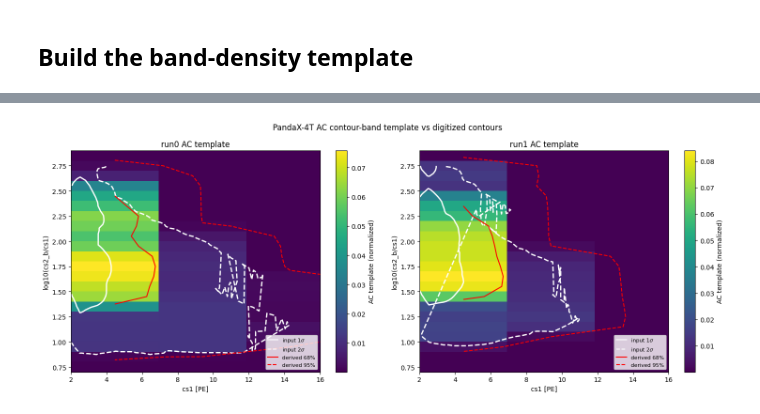
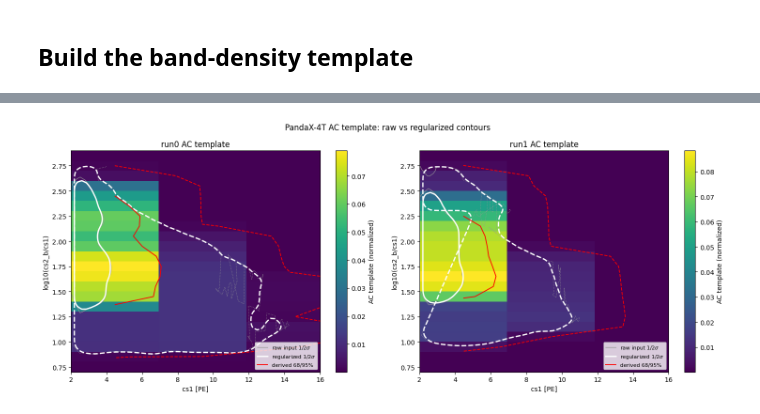
Before and after one commit to mhliu0001/diamx, a Jupyter notebook: notebooks/pandax4t_ac_template.ipynb, the cells around one changed output, grey strips where cells are left out. Drawn from its saved outputs; the diff is of its cells as text; code cells hidden in the pictures.

```diff
--- a/notebooks/pandax4t_ac_template.ipynb
+++ b/notebooks/pandax4t_ac_template.ipynb
@@ -11,6 +11,7 @@ import os
 import numpy as np
 import matplotlib.pyplot as plt
 from matplotlib.path import Path
+from scipy.ndimage import binary_fill_holes, binary_closing, gaussian_filter
 from multihist import Histdd
 import inference_interface
 import diamx
@@ -27,6 +28,10 @@ HIST_NAME = 'cs1-logcs2_s1'
 # enclosed-probability convention for the sigma contours
 P1, P2 = 0.68, 0.95                      # mass inside 1sigma, 2sigma
 SUB = 20                                 # fine sub-sampling per analysis bin
+# regularization (fine-grid cells: cs1 ~0.25 PE, logcs2 ~0.005): bridge the
+# digitization zigzag (binary_closing) then smooth the boundary (gaussian)
+CLOSE = (3, 21)                          # closing structure (cs1, logcs2) cells
+SIG   = (1.2, 10)                        # boundary-smoothing sigma (cs1, logcs2) cells
 
 # AC contours per run: 1sigma lobes (list) and the 2sigma contour
 CONTOURS = {
@@ -62,8 +67,16 @@ def build_ac_template(run):
     fy = np.linspace(Y_EDGES[0], Y_EDGES[-1], nfy + 1);   fy = 0.5 * (fy[:-1] + fy[1:])
     FX, FY = np.meshgrid(fx, fy, indexing='ij')
     cell = (CS1_EDGES[-1] - CS1_EDGES[0]) / nfx * (Y_EDGES[-1] - Y_EDGES[0]) / nfy
-    m1 = inside_mask(c['one'], FX, FY)
-    m2 = inside_mask([c['two']], FX, FY) | m1     # 2sigma must contain 1sigma
+    # regularize each region: bridge zigzag gaps (closing), fill self-intersection
+    # holes, smooth the boundary (gaussian), threshold. Order-agnostic -> robust to
+    # the dirty/self-intersecting/disconnected 2sigma digitizations.
+    def regularize(mask):
+        m = binary_closing(mask, structure=np.ones(CLOSE))
+        return gaussian_filter(binary_fill_holes(m).astype(float), SIG)
+    m1f = regularize(inside_mask(c['one'], FX, FY))
+    m2f = regularize(inside_mask([c['two']], FX, FY))
+    m1 = m1f > 0.5
+    m2 = (m2f > 0.5) | m1                          # 2sigma must contain 1sigma
     band = m2 & ~m1
     tail = ~m2
     A1, Ab, At = m1.sum() * cell, band.sum() * cell, tail.sum() * cell
@@ -82,7 +95,7 @@ def build_ac_template(run):
     out = os.path.join(DATA, f'pandax4t_{run}_ac_template.h5')
     inference_interface.multihist_to_template([mh], out, [HIST_NAME])
     print(f'{run}: areas 1s={A1:.2f} band={Ab:.2f} tail={At:.0f}; wrote {os.path.basename(out)}')
-    return hist, (m1, m2)
+    return dict(hist=hist, m1f=m1f, m2f=m2f, fx=fx, fy=fy)
 
 res = {run: build_ac_template(run) for run in ('run0', 'run1')}
 # %% [output]
@@ -94,25 +107,34 @@ The coarse-binned template is shown with the digitized input contours overlaid,
 # %%
+from matplotlib.lines import Line2D
 def enclosed_level(hist, frac):
     s = np.sort(hist.ravel())[::-1]; csum = np.cumsum(s) / s.sum()
     return s[np.searchsorted(csum, frac)]
 
 cx = 0.5 * (CS1_EDGES[:-1] + CS1_EDGES[1:]); cy = 0.5 * (Y_EDGES[:-1] + Y_EDGES[1:])
 CX, CY = np.meshgrid(cx, cy, indexing='ij')
 fig, ax = plt.subplots(1, 2, figsize=(15, 6))
 for j, run in enumerate(['run0', 'run1']):
-    hist = res[run][0]
+    r = res[run]; hist = r['hist']
     pm = ax[j].pcolormesh(CS1_EDGES, Y_EDGES, hist.T, cmap='viridis', shading='flat')
     fig.colorbar(pm, ax=ax[j], label='AC template (normalized)')
-    for nm, sty in zip(CONTOURS[run]['one'], ['w-', 'w-']):
-        d = load(nm); ax[j].plot(d[:, 0], d[:, 1], sty, lw=2)
-    d = load(CONTOURS[run]['two']); ax[j].plot(d[:, 0], d[:, 1], 'w--', lw=2)
+    # raw digitized input contours (dirty)
+    for nm in CONTOURS[run]['one']:
+        d = load(nm); ax[j].plot(d[:, 0], d[:, 1], color='0.6', lw=0.8)
+    d = load(CONTOURS[run]['two']); ax[j].plot(d[:, 0], d[:, 1], color='0.6', lw=0.8, ls=':')
+    # regularized region boundaries (0.5 level of the smoothed masks)
+    FXc, FYc = np.meshgrid(r['fx'], r['fy'], indexing='ij')
+    ax[j].contour(FXc, FYc, r['m1f'], levels=[0.5], colors='white', linewidths=2)
+    ax[j].contour(FXc, FYc, r['m2f'], levels=[0.5], colors='white', linewidths=2, linestyles='--')
+    # derived 68/95 from the (binned) template
     ax[j].contour(CX, CY, hist, levels=[enclosed_level(hist, P2), enclosed_level(hist, P1)],
-                  colors='red', linestyles=['--', '-'], linewidths=1.5)
-    ax[j].plot([], [], 'w-', label='input 1$\\sigma$'); ax[j].plot([], [], 'w--', label='input 2$\\sigma$')
-    ax[j].plot([], [], 'r-', label='derived 68%'); ax[j].plot([], [], 'r--', label='derived 95%')
+                  colors='red', linestyles=['--', '-'], linewidths=1.3)
     ax[j].set(title=f'{run} AC template', xlabel='cs1 [PE]', ylabel='log10(cs2_b/cs1)',
-              xlim=(2, 16), ylim=(0.7, 2.9)); ax[j].legend(loc='lower right', fontsize=8)
-fig.suptitle('PandaX-4T AC contour-band template vs digitized contours')
+              xlim=(2, 16), ylim=(0.7, 2.9))
+    ax[j].legend(handles=[Line2D([], [], color='0.6', lw=1, label='raw input 1/2$\\sigma$'),
+                          Line2D([], [], color='white', lw=2, label='regularized 1/2$\\sigma$'),
+                          Line2D([], [], color='red', lw=1.3, label='derived 68/95%')],
+                 loc='lower right', fontsize=8)
+fig.suptitle('PandaX-4T AC template: raw vs regularized contours')
 fig.tight_layout(); plt.show()
 # %% [output]
-[figure, old version]
+[figure, new version]
```
Also changed, not shown: parts of 4 cells of this notebook, 2 other files.
